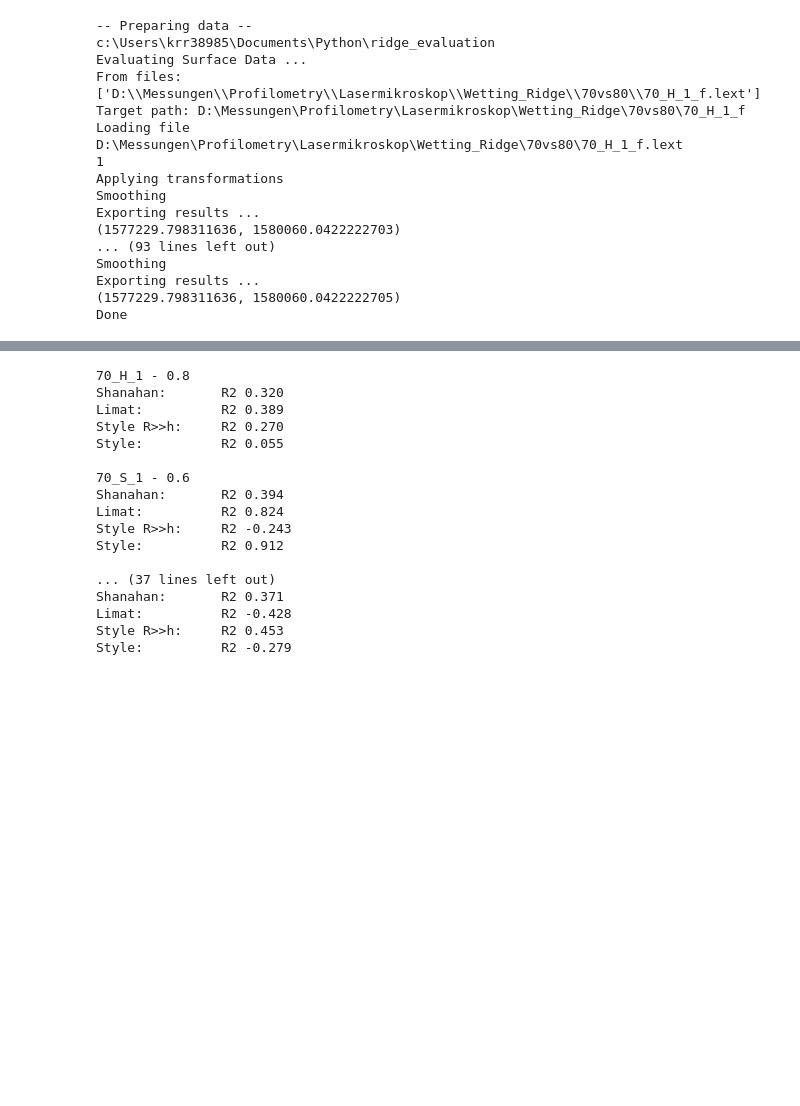
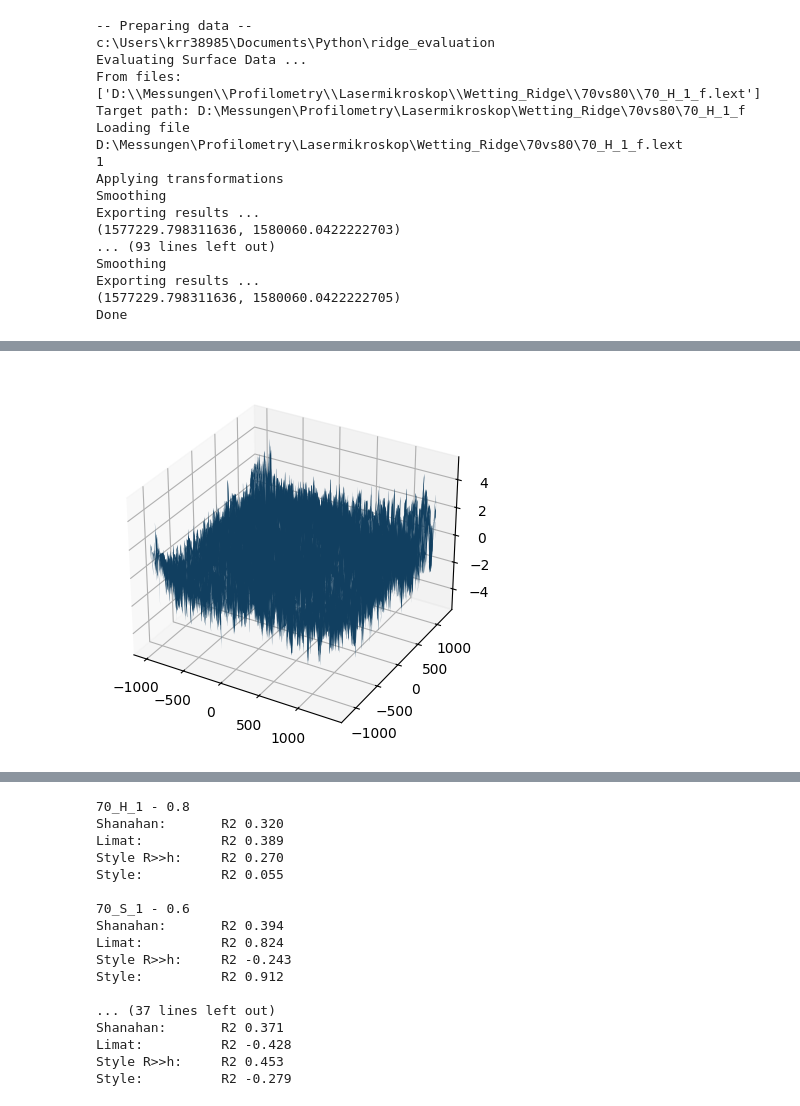
Before and after one commit to rk-exxec/ridge_evaluation, a Jupyter notebook: ridge_extract_and_fit.ipynb, the cells around one changed output, grey strips where cells are left out. Saved outputs shown, nothing was run; the diff lists cells and outputs as text; code cells hidden in the pictures; blank space fills up the shorter version.

Commit message:
profile extraction with length

```diff
--- a/ridge_extract_and_fit.ipynb
+++ b/ridge_extract_and_fit.ipynb
@@ -81,11 +82,21 @@ Done
 import pandas as pd
 from pathlib import Path
 import matplotlib.pyplot as plt
-glb = source_dir.rglob("*f.ome.tif")
+import pickle
+glb = source_dir.rglob("*_f.ome.tif")
 for file in glb:
     try:
-        ridge, img, circ_params, rim_binarized = extract_ridge_from_image(file, threshold=0.2, use_kmeans=False)
-        cy, cx = circle_perimeter(*circ_params)
+        # yc,xc,r, r2, img, pixelscale, rim_binarized = find_features(file, threshold=0.2, use_kmeans=False)
+        # pickle.dump((yc,xc,r,r2,img,pixelscale,rim_binarized), open(file.with_suffix(".pkl"), "wb"))
+        # with open(file.with_suffix(".pkl"), "rb") as f:
+        #     yc,xc,r,r2,img,pixelscale,rim_binarized = pickle.load(f)
+        # ridge = extract_ridge_from_image(img, pixelscale, yc, xc)
+
+        ridge, img, circ_params, rim_binarized, r2, pixelscale = extract_ridge_from_image(file, robust=True, threshold=0.2, use_kmeans=False)
+        yc,xc,r = circ_params
+        print(f"{file.stem} Center: ({yc},{xc}) Radius: {r} R2: {r2}")
+
+        cy, cx = circle_perimeter(yc,xc,r)
         fig2, (ax1, ax2, ax3) = plt.subplots(ncols=3, nrows=1, figsize=(8, 4))
 
         ax1.set_title('Original picture')
@@ -101,9 +112,7 @@ for file in glb:
         plt.show()
         df = pd.DataFrame({"x":ridge[0],"y":ridge[1]})
         df.to_csv(file.with_suffix(".rdg"), sep=";")
-
     except Exception as e:
         print(e)
         print(file)
-        raise
 # %% [output]
@@ -113,0 +196,79 @@ for file in glb:
+# %%
+# pixelwise ridge extraction, with length adjustment for angled slices
+file = next(source_dir.rglob("*70_S_1_f.ome.tif"))
+with open(file.with_suffix(".pkl"), "rb") as f:
+    yc,xc,r,r2,image,pixelscale,rim_binarized = pickle.load(f)
+import matplotlib.pyplot as plt
+import numpy as np
+from ridge_extractor import _pixels_along_line
+
+angles = np.linspace(0, 2*np.pi, 16, endpoint=False)
+# work iwth pixels
+# work with real dimensions
+# build 3d data array
+ycs,xcs = yc*pixelscale[1]*1e6, xc*pixelscale[0]*1e6
+x_values = np.arange(image.shape[1])*pixelscale[0]*1e6 - xcs
+y_values = np.arange(image.shape[0])*pixelscale[1]*1e6 - ycs
+
+x_grid,y_grid = np.meshgrid(x_values, y_values)
+
+# data = np.array([(x_values[x], y_values[y], image[y,x]) for y,x in np.ndindex(image.shape)]).T
+
+fig, ax = plt.subplots(subplot_kw={"projection": "3d"})
+ax.plot_surface(y_grid, x_grid, image ,vmin=image.min())
+plt.show()
+
+radial_coord = np.sqrt((x_grid)**2 + (y_grid)**2)
+# angle_coord = np.arctan2(y_grid, x_grid)
+
+data = np.concatenate((radial_coord[np.newaxis,:,:], image[np.newaxis,:,:]), axis=0)# angle_coord[np.newaxis,:,:] ,
+
+# min_radius = np.min([np.abs(data[0,:].min()), data[0,:].max(), np.abs(data[1,:].min()), data[1,:].max()])
+
+# use angles to calculate affected pixels in image, since this is just as effective as using the angular coordinate, but more performant
+min_radius = np.min([xc, yc, image.shape[0]-yc, image.shape[1]-xc])
+profiles = list()
+for angle in angles:
+    poi = _pixels_along_line(xc, yc, angle, min_radius)
+    poi = poi[:, (poi[0]>=0) & (poi[0]<image.shape[1]) & (poi[1]>=0) & (poi[1]<image.shape[0])]
+    # plt.plot(poi[0], poi[1], "r,")
+    z_ax = data[:, poi[1,:], poi[0,:]]
+
+    profiles.append(z_ax)
+
+cy, cx = circle_perimeter(yc,xc,r)
+plt.plot(cx,cy, "b,")
+plt.imshow(image)
+plt.show()
+
+
+
+
+#shift profiles so that peaks are aligned
+furtest_peak_x = np.max([p[0,np.argmax(p[1,:])] for p in profiles])
+for p in profiles:
+    p[0,:] = p[0,:] + (furtest_peak_x - p[0,np.argmax(p[1,:])])
+
+merged_profiles = np.hstack(profiles)
+
+# https://stackoverflow.com/a/21242776/9173710 using bincount for radial profile
+# r = np.round(np.sqrt((data[0,:])**2 + (data[1,:])**2)).astype(int)
+# tbin = np.bincount(r.ravel(), data[2,:].ravel())
+# nr = np.bincount(r.ravel())
+# radial_profile = tbin / nr
+# plt.plot(radial_profile)
+
+# using bincount only on selected crossections
+# r = np.round(np.sqrt((merged_profiles[0,:])**2 + (merged_profiles[1,:])**2)).astype(int)
+r = np.round(merged_profiles[0,:]).astype(int)
+# tbin = np.bincount(r.ravel(), merged_profiles[1,:].ravel())
+# nr = np.bincount(r.ravel())
+# radial_profile = tbin / nr
+# plt.plot(radial_profile)
+
+tbin = np.histogram(r, bins=np.arange(r.min(), r.max()+1), weights=merged_profiles[1,:])[0]
+nr = np.histogram(r, bins=np.arange(r.min(), r.max()+1))[0]
+radial_profile = tbin / nr
+plt.plot(radial_profile)
+# %% [output]
+[figure, added]
```
Also changed, not shown: parts of 4 cells of this notebook, 1 other file.
